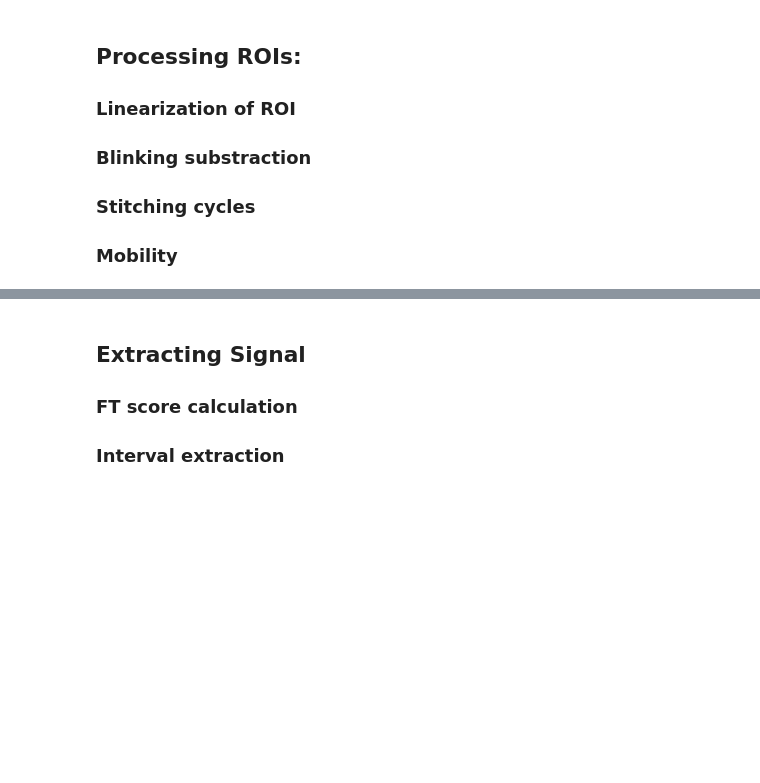
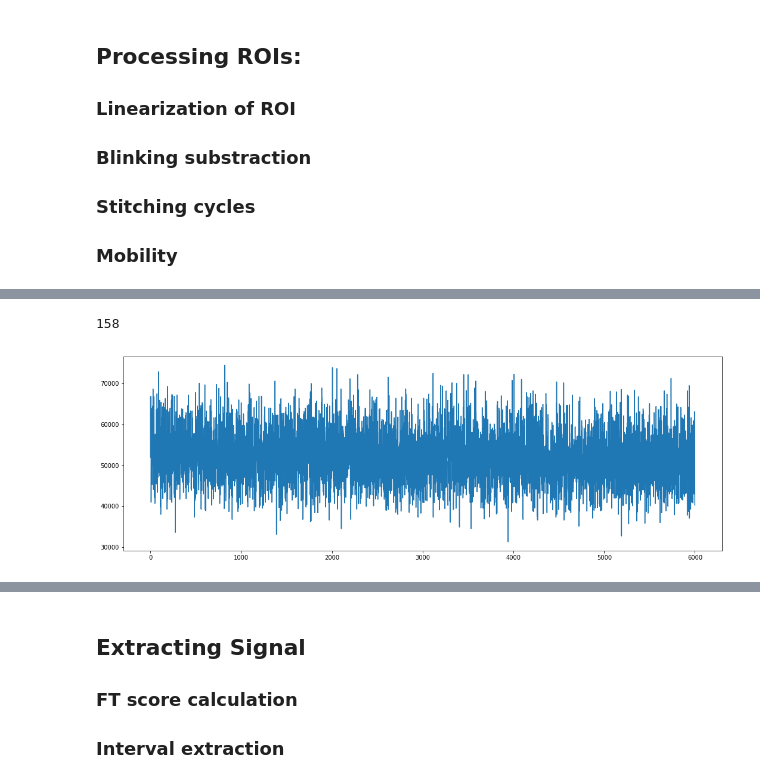
Before and after one commit to p-serna/Nanorods, a Jupyter notebook: Main_Nanords.ipynb, the cells around one changed output, grey strips where cells are left out. Drawn from its saved outputs; the diff is of its cells as text; code cells hidden in the pictures; blank space fills up the shorter version.

```diff
--- a/Main_Nanords.ipynb
+++ b/Main_Nanords.ipynb
@@ -280,0 +308,2 @@ visualization(movie_sum,pts_all,figsize=(14,14))
+# %%
+Linear_ROIs_Movie=reshape(ROIs_Movie,(Nframes, ROIsize**2,NROI));
@@ -280,0 +314,4 @@ visualization(movie_sum,pts_all,figsize=(14,14))
+# %%
+Linear_ROIs_Movie.sort(axis=1)
+Linear_ROIs_Movie_Back=Linear_ROIs_Movie[:,0:ROIsize,:];
+Linear_ROIs_Movie_Signal=Linear_ROIs_Movie[:,ROIsize:,:];
@@ -280,0 +322,4 @@ visualization(movie_sum,pts_all,figsize=(14,14))
+# %%
+Signal=sum(Linear_ROIs_Movie_Signal-mean(Linear_ROIs_Movie_Back, axis=1, keepdims=True), axis=1)/Tacq;
+
+Signal_2ch=Signal[:,0:NROI//2]+Signal[:,NROI//2:];
@@ -280,0 +330,8 @@ visualization(movie_sum,pts_all,figsize=(14,14))
+# %%
+temp=randint(NROI//2)
+figure(figsize=(18,6))
+plot(Signal_2ch[:,temp])
+print(temp)
+# %% [output]
+158
+[figure, added]
```
Also changed, not shown: parts of 18 cells of this notebook.
